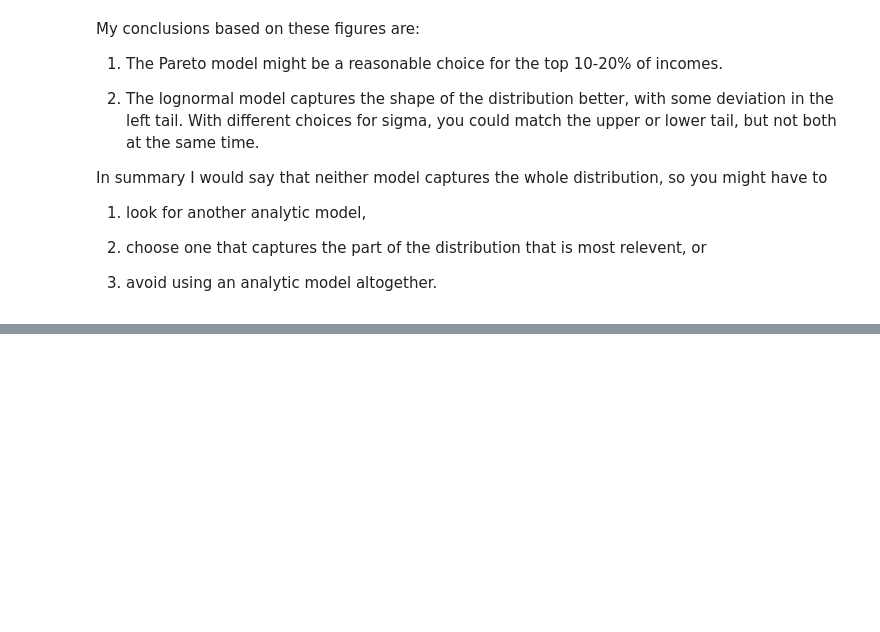
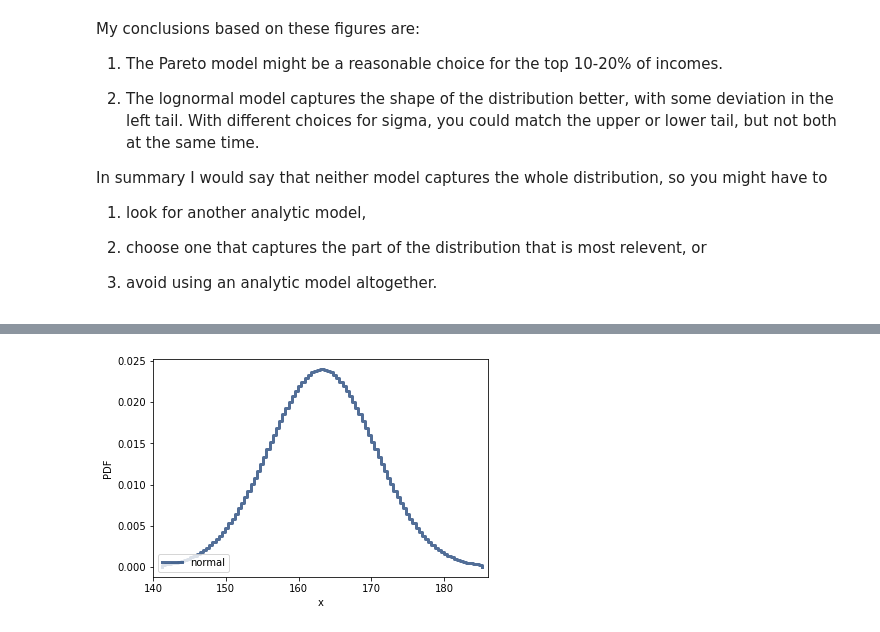
Before and after one commit to RGunasekaran21249030/DS530-RGunasekaran, a Jupyter notebook: Assignment_5_2_RagunathGunasekaran.ipynb, the cells around one changed output, grey strips where cells are left out. Cells and saved outputs as stored; diff of their text form; code cells hidden in the pictures; blank space fills up the shorter version.

```diff
--- a/Assignment_5_2_RagunathGunasekaran.ipynb
+++ b/Assignment_5_2_RagunathGunasekaran.ipynb
@@ -601,0 +680,6 @@ so you might have to
+# %%
+pmf = pdf.MakePmf()
+thinkplot.Pmf(pmf, label='normal')
+thinkplot.Config(xlabel='x', ylabel='PDF', xlim=[140, 186])
+# %% [output]
+[figure, added]
```
Also changed, not shown: parts of 55 cells of this notebook.
